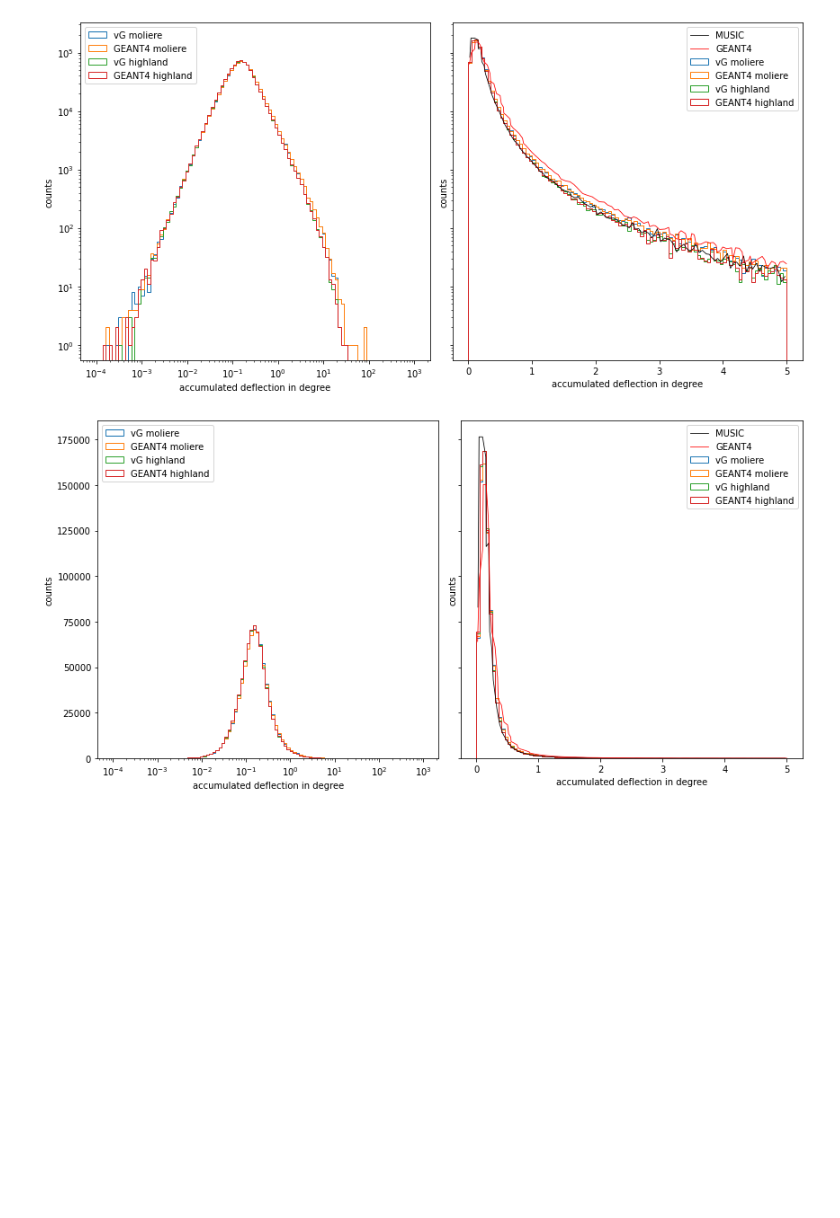
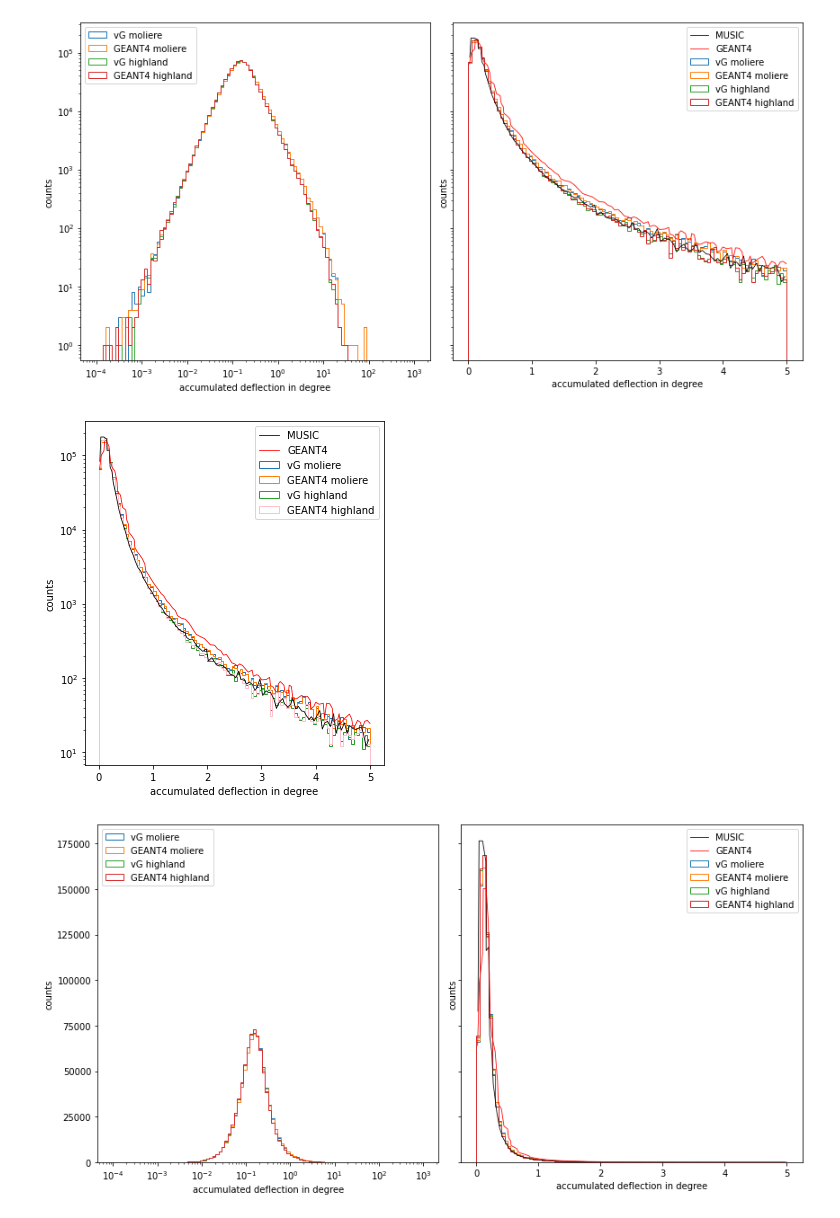
Before and after one commit to pascalgutjahr/muon-deflection-paper, a Jupyter notebook: deflection/compare_MUSIC.ipynb, the cells around one changed output. Saved outputs shown, nothing was run; the diff lists cells and outputs as text; code cells hidden in the pictures; blank space fills up the shorter version.

Commit message:
finish music plots and create two defl along plots

```diff
--- a/deflection/compare_MUSIC.ipynb
+++ b/deflection/compare_MUSIC.ipynb
@@ -164,6 +164,33 @@ if save_plot:
     plt.savefig(plot_dir + '{}_{}_{}events_accumulated_defl_only3km.pdf'.format(energy_name(E_i), energy_name(E_f), n_events))
 # %% [output]
 [figure]
+# %%
+# Deflection
+
+plt.figure(figsize=(5, 5.5))
+
+bins = np.linspace(0, 5, 101)
+plt.hist(df_moliere.deflection[df_moliere.distances==3e3], bins=bins, histtype='step', label='vG moliere')
+plt.hist(df_GEANT4_moliere.deflection[df_GEANT4_moliere.distances==3e3], bins=bins, histtype='step', label='GEANT4 moliere')
+plt.hist(df_highland.deflection[df_highland.distances==3e3], bins=bins, histtype='step', label='vG highland')
+plt.hist(df_GEANT4_highland.deflection[df_GEANT4_highland.distances==3e3], bins=bins, histtype='step', color="pink", label='GEANT4 highland')
+
+plt.yscale('log')
+plt.xlabel('accumulated deflection in degree')
+plt.ylabel('counts')
+
+
+plt.plot(df_MUSIC_angle['angle'], df_MUSIC_angle['counts'], color='black', linewidth=0.8, label='MUSIC')
+plt.plot(df_GEANT4_angle['angle'], df_GEANT4_angle['counts'], color='red', linewidth=0.8, label='GEANT4')
+
+plt.legend(loc='upper right')
+
+
+plt.tight_layout()
+if save_plot:
+    plt.savefig(plot_dir + '{}_{}_{}events_accumulated_defl_only3km_5deg.pdf'.format(energy_name(E_i), energy_name(E_f), n_events))
+# %% [output]
+[figure, added]
 # %%
 # Deflection
 fig, ax = plt.subplots(1, 2, figsize=(12, 6), sharey=True)
```
Also changed, not shown: parts of 1 cell of this notebook, 1 other file.
